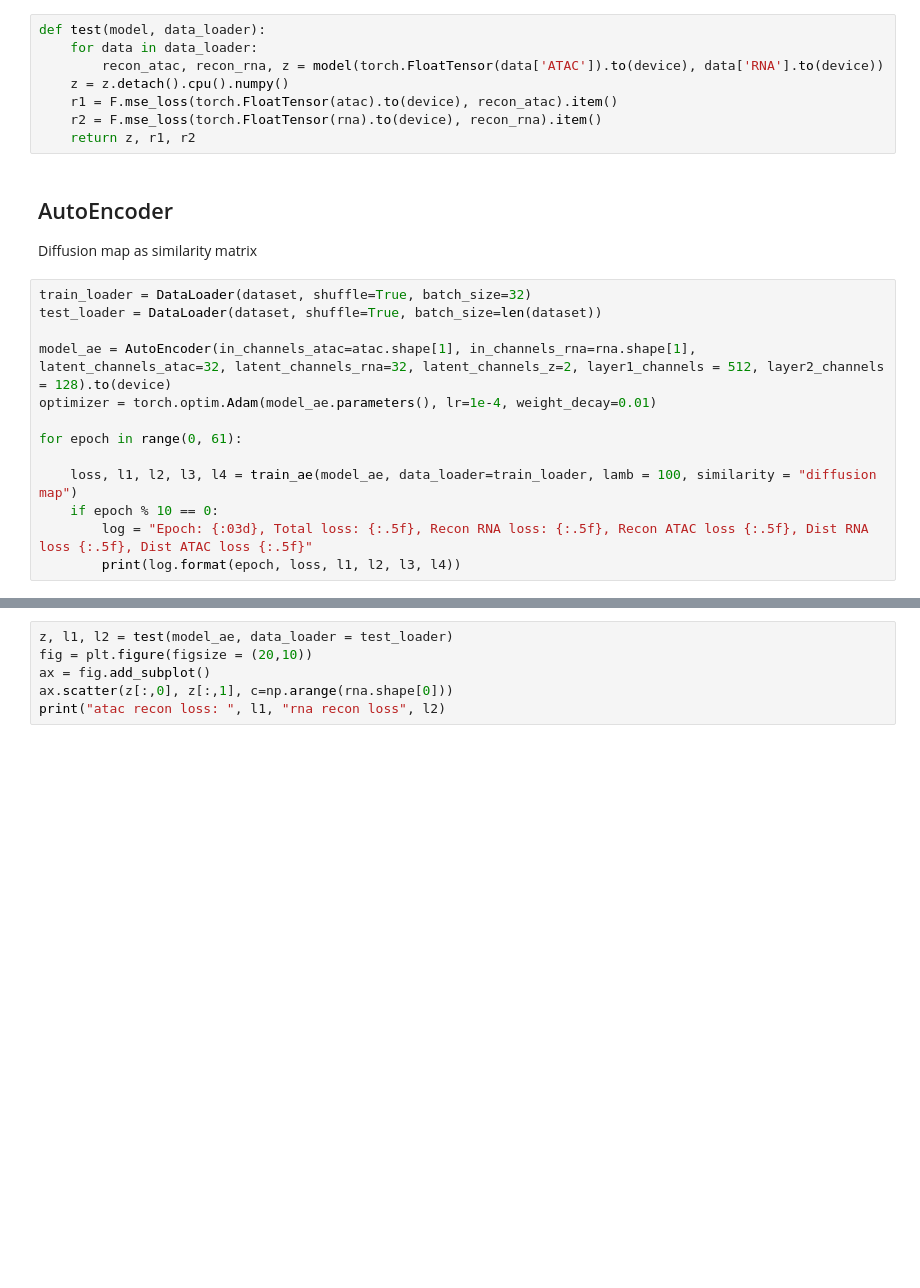
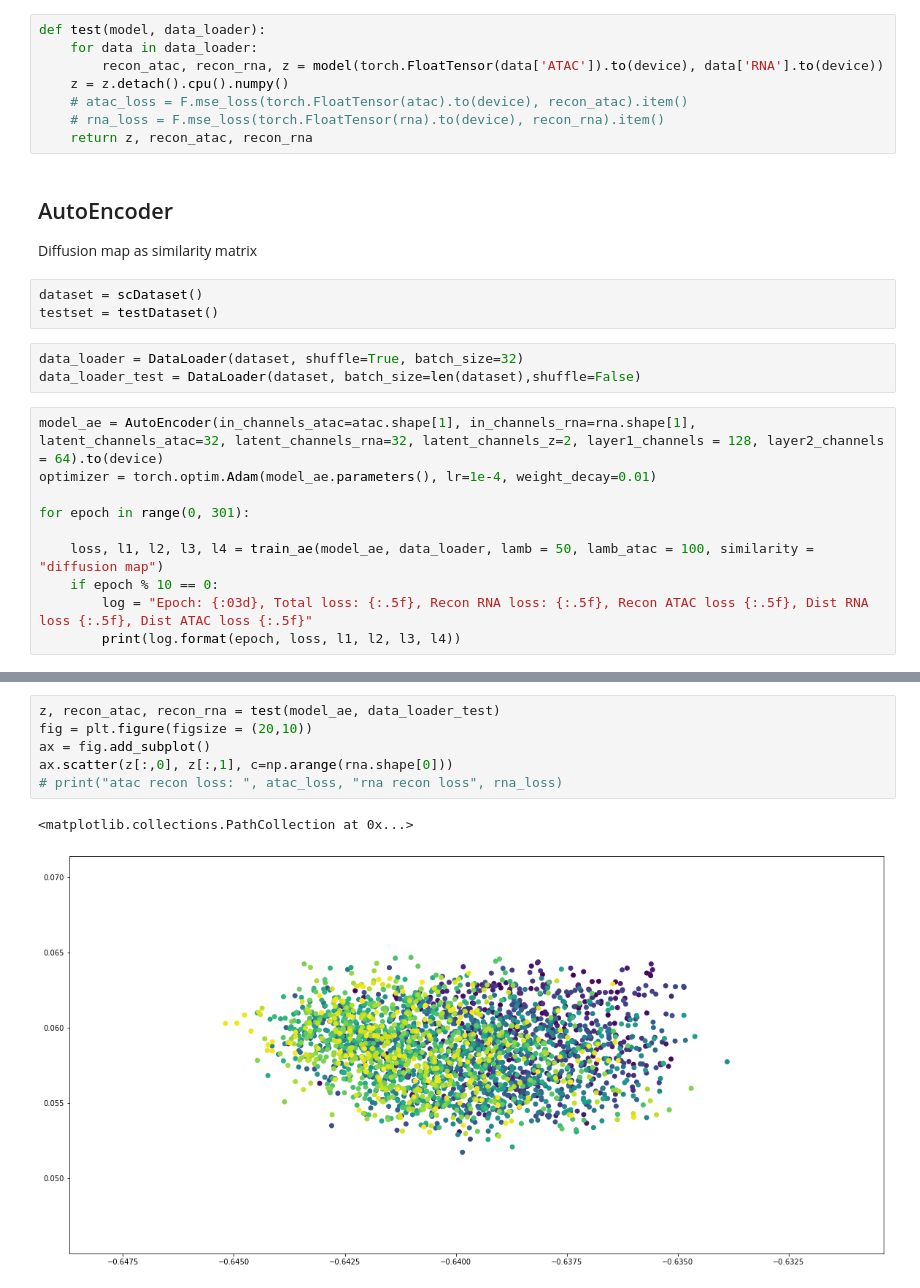
Before and after one commit to cyang389/JointTI, a Jupyter notebook: AE_integration.ipynb, the cells around one changed output, grey strips where cells are left out. Saved outputs shown, nothing was run; the diff lists cells and outputs as text; blank space fills up the shorter version.

```diff
--- a/AE_integration.ipynb
+++ b/AE_integration.ipynb
@@ -148,22 +152,25 @@ def test(model, data_loader):
     for data in data_loader:
         recon_atac, recon_rna, z = model(torch.FloatTensor(data['ATAC']).to(device), data['RNA'].to(device))
     z = z.detach().cpu().numpy()
-    r1 = F.mse_loss(torch.FloatTensor(atac).to(device), recon_atac).item()
-    r2 = F.mse_loss(torch.FloatTensor(rna).to(device), recon_rna).item()
-    return z, r1, r2
+    # atac_loss = F.mse_loss(torch.FloatTensor(atac).to(device), recon_atac).item()
+    # rna_loss = F.mse_loss(torch.FloatTensor(rna).to(device), recon_rna).item()
+    return z, recon_atac, recon_rna
 # %% [markdown]
 ## AutoEncoder
 Diffusion map as similarity matrix
+# %%
+dataset = scDataset()
+testset = testDataset()
+# %%
+data_loader = DataLoader(dataset, shuffle=True, batch_size=32)
+data_loader_test = DataLoader(dataset, batch_size=len(dataset),shuffle=False)
 # %%
-train_loader = DataLoader(dataset, shuffle=True, batch_size=32)
-test_loader = DataLoader(dataset, shuffle=True, batch_size=len(dataset))
-
-model_ae = AutoEncoder(in_channels_atac=atac.shape[1], in_channels_rna=rna.shape[1], latent_channels_atac=32, latent_channels_rna=32, latent_channels_z=2, layer1_channels = 512, layer2_channels = 128).to(device)
+model_ae = AutoEncoder(in_channels_atac=atac.shape[1], in_channels_rna=rna.shape[1], latent_channels_atac=32, latent_channels_rna=32, latent_channels_z=2, layer1_channels = 128, layer2_channels = 64).to(device)
 optimizer = torch.optim.Adam(model_ae.parameters(), lr=1e-4, weight_decay=0.01)
 
-for epoch in range(0, 61):
+for epoch in range(0, 301):
 
-    loss, l1, l2, l3, l4 = train_ae(model_ae, data_loader=train_loader, lamb = 100, similarity = "diffusion map")
+    loss, l1, l2, l3, l4 = train_ae(model_ae, data_loader, lamb = 50, lamb_atac = 100, similarity = "diffusion map")
     if epoch % 10 == 0:
         log = "Epoch: {:03d}, Total loss: {:.5f}, Recon RNA loss: {:.5f}, Recon ATAC loss {:.5f}, Dist RNA loss {:.5f}, Dist ATAC loss {:.5f}"
         print(log.format(epoch, loss, l1, l2, l3, l4))
@@ -170,6 +195,9 @@ for epoch in range(0, 61):
 # %%
-z, l1, l2 = test(model_ae, data_loader = test_loader)
+z, recon_atac, recon_rna = test(model_ae, data_loader_test)
 fig = plt.figure(figsize = (20,10))
 ax = fig.add_subplot()
 ax.scatter(z[:,0], z[:,1], c=np.arange(rna.shape[0]))
-print("atac recon loss: ", l1, "rna recon loss", l2)
+# print("atac recon loss: ", atac_loss, "rna recon loss", rna_loss)
+# %% [output]
+<matplotlib.collections.PathCollection at 0x...>
+[figure, added]
```
Also changed, not shown: parts of 13 cells of this notebook, 5 other files.
